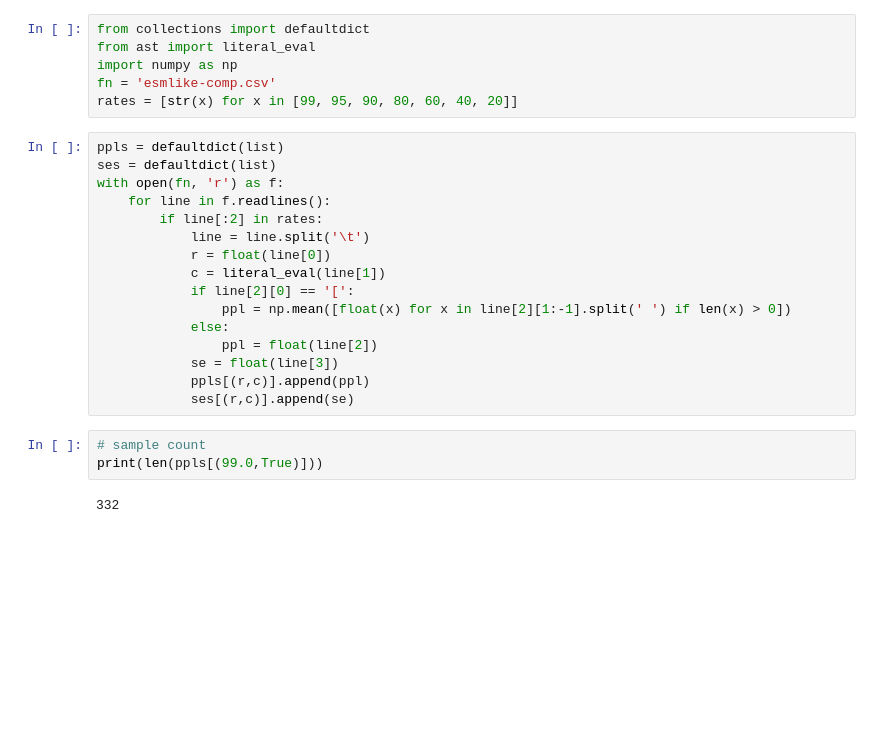
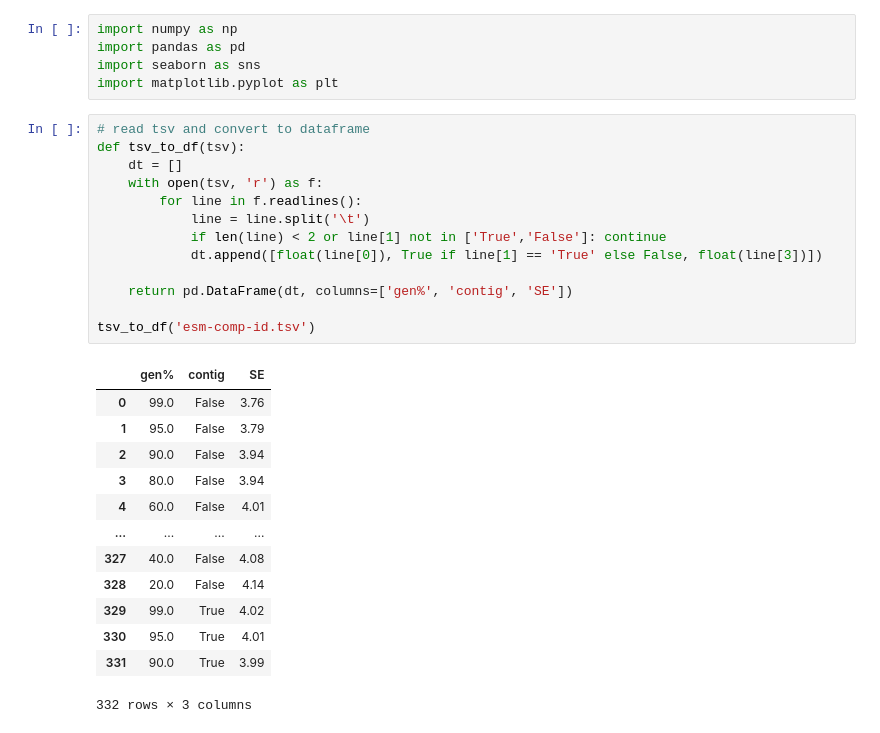
Before and after one commit to rainhaworth/ProteinCompletion, a Jupyter notebook: figures_from_tsv.ipynb, the cells around one changed output. Saved outputs shown, nothing was run; the diff lists cells and outputs as text; blank space fills up the shorter version.

```diff
--- a/figures_from_tsv.ipynb
+++ b/figures_from_tsv.ipynb
@@ -1,28 +1,33 @@
 # %%
-from collections import defaultdict
-from ast import literal_eval
 import numpy as np
-fn = 'esmlike-comp.csv'
-rates = [str(x) for x in [99, 95, 90, 80, 60, 40, 20]]
+import pandas as pd
+import seaborn as sns
+import matplotlib.pyplot as plt
 # %%
-ppls = defaultdict(list)
-ses = defaultdict(list)
-with open(fn, 'r') as f:
-    for line in f.readlines():
-        if line[:2] in rates:
+# read tsv and convert to dataframe
+def tsv_to_df(tsv):
+    dt = []
+    with open(tsv, 'r') as f:
+        for line in f.readlines():
             line = line.split('\t')
-            r = float(line[0])
-            c = literal_eval(line[1])
-            if line[2][0] == '[':
-                ppl = np.mean([float(x) for x in line[2][1:-1].split(' ') if len(x) > 0])
-            else:
-                ppl = float(line[2])
-            se = float(line[3])
-            ppls[(r,c)].append(ppl)
-            ses[(r,c)].append(se)
+            if len(line) < 2 or line[1] not in ['True','False']: continue
+            dt.append([float(line[0]), True if line[1] == 'True' else False, float(line[3])])
+
+    return pd.DataFrame(dt, columns=['gen%', 'contig', 'SE'])
+
+tsv_to_df('esm-comp-id.tsv')
+# %% [output]
+|  | gen% | contig | SE |
+| 0 | 99.0 | False | 3.76 |
+| 1 | 95.0 | False | 3.79 |
+| 2 | 90.0 | False | 3.94 |
+| 3 | 80.0 | False | 3.94 |
+| 4 | 60.0 | False | 4.01 |
+| ... | ... | ... | ... |
+| 327 | 40.0 | False | 4.08 |
+| 328 | 20.0 | False | 4.14 |
+| 329 | 99.0 | True | 4.02 |
+| 330 | 95.0 | True | 4.01 |
+| 331 | 90.0 | True | 3.99 |
+332 rows × 3 columns
-# %%
-# sample count
-print(len(ppls[(99.0,True)]))
-# %% [output]
-332
 # %%
```
Also changed, not shown: parts of 6 cells of this notebook.
